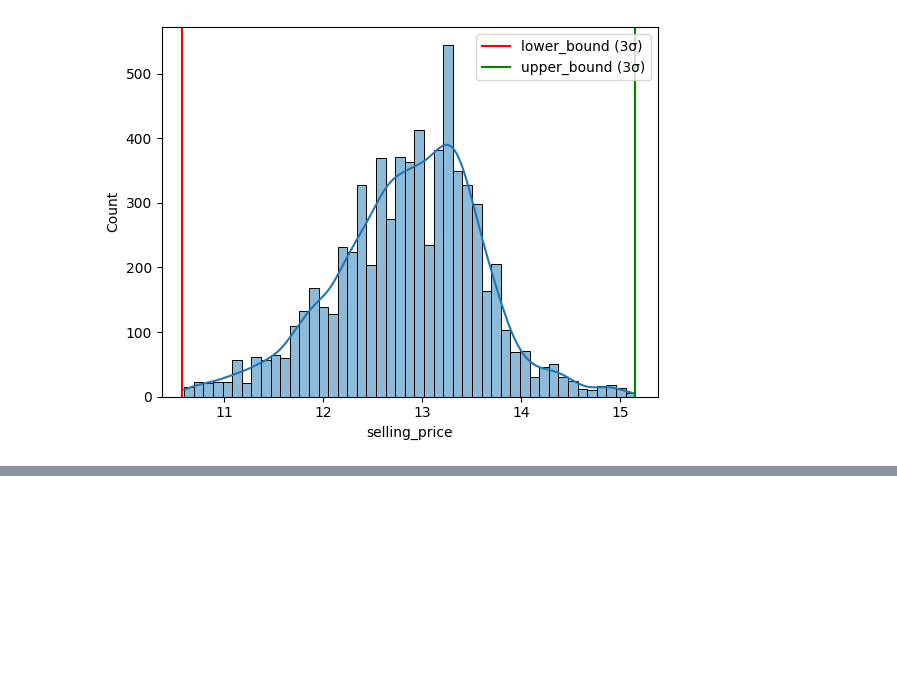
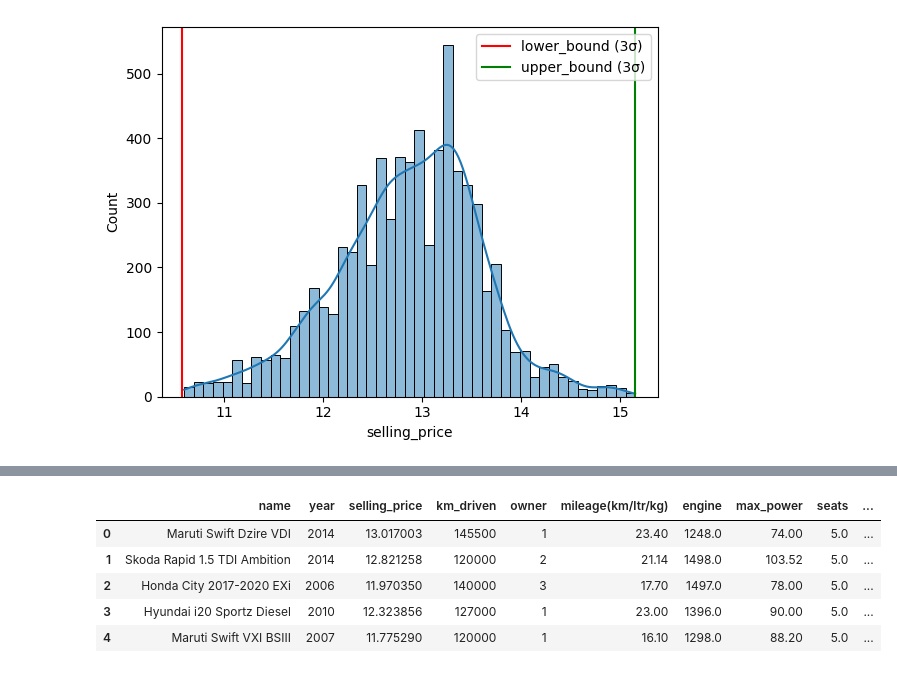
Before and after one commit to mokhivibes/ml_course_hometasks, a Jupyter notebook: 6_Homework.ipynb, the cells around one changed output, grey strips where cells are left out. Drawn from its saved outputs; the diff is of its cells as text; code cells hidden in the pictures; blank space fills up the shorter version.

```diff
--- a/6_Homework.ipynb
+++ b/6_Homework.ipynb
@@ -303,0 +361,11 @@ plt.show()
+# %%
+owner_map= {'First Owner': 1, 'Second Owner': 2, 'Third Owner': 3, 'Fourth & Above Owner': 4, 'Test Drive Car': 0}
+df_encoded['owner'] = df['owner'].map(owner_map)
+df_encoded.head()
+# %% [output]
+|  | name | year | selling_price | km_driven | owner | mileage(km/ltr/kg) | engine | max_power | seats | ... |
+| 0 | Maruti Swift Dzire VDI | 2014 | 13.017003 | 145500 | 1 | 23.40 | 1248.0 | 74.00 | 5.0 | ... |
+| 1 | Skoda Rapid 1.5 TDI Ambition | 2014 | 12.821258 | 120000 | 2 | 21.14 | 1498.0 | 103.52 | 5.0 | ... |
+| 2 | Honda City 2017-2020 EXi | 2006 | 11.970350 | 140000 | 3 | 17.70 | 1497.0 | 78.00 | 5.0 | ... |
+| 3 | Hyundai i20 Sportz Diesel | 2010 | 12.323856 | 127000 | 1 | 23.00 | 1396.0 | 90.00 | 5.0 | ... |
+| 4 | Maruti Swift VXI BSIII | 2007 | 11.775290 | 120000 | 1 | 16.10 | 1298.0 | 88.20 | 5.0 | ... |
```
Also changed, not shown: parts of 13 cells of this notebook.
